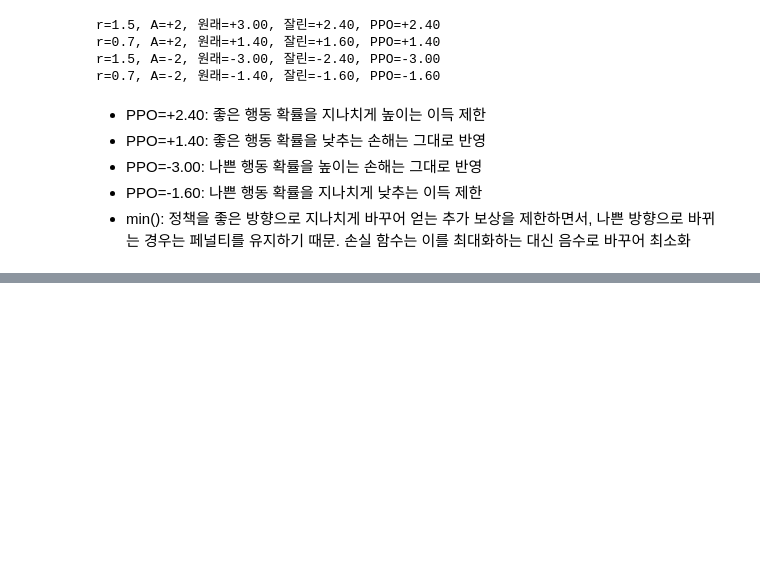
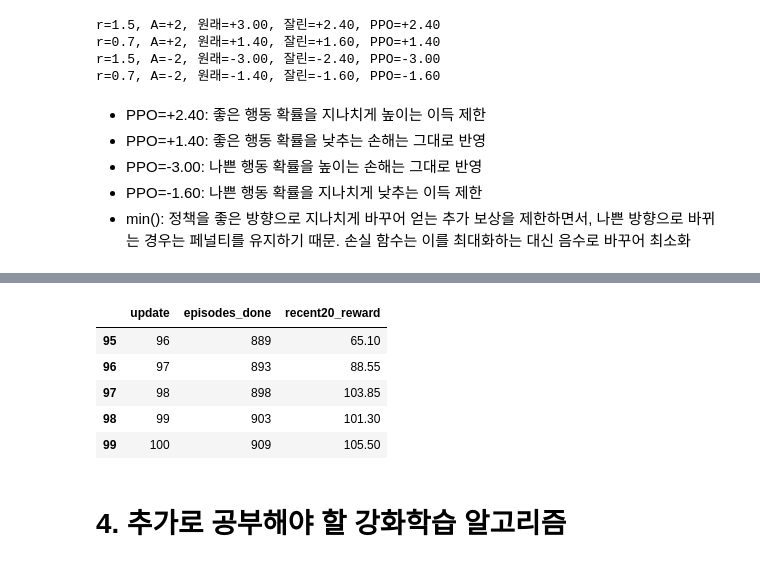
Before and after one commit to Shim-HyoungJoon/KDT, a Jupyter notebook: 13_멀티모달/5_A2C_A3C_PPO.ipynb, the cells around one changed output, grey strips where cells are left out. Drawn from its saved outputs; the diff is of its cells as text; code cells hidden in the pictures; blank space fills up the shorter version.

```diff
--- a/13_멀티모달/5_A2C_A3C_PPO.ipynb
+++ b/13_멀티모달/5_A2C_A3C_PPO.ipynb
@@ -409,0 +431,21 @@ r=0.7, A=-2, 원래=-1.40, 잘린=-1.60, PPO=-1.60
+# %%
+# PPO에서 GAE를 계산하는 함수
+# TD Error: 현재 행동의 결과가 예상보다 얼마나 좋았는지
+# GAE: 미래의 결과까지 고려하면 그 행동이 얼마나 좋았는지
+# Return(gae + values): Critic이 학습할 목표 가치는 얼마인지
+def compute_gae(rewards, values, next_values, terminated, boundaries, gamma=0.99, gae_lambda=0.95):
+    # ndarray로 바꾸는 이유: 데이터를 처리할 때 편리하기 위해
+    rewards = np.asanyarray(rewards, dtype=np.float32)
+    values = np.asanyarray(values, dtype=np.float32)
+    next_values = np.asanyarray(next_values, dtype=np.float32)
+    terminated = np.asanyarray(terminated, dtype=np.float32)
+    boundaries = np.asanyarray(boundaries, dtype=np.float32)
+    advantages = np.zeros_like(rewards)
+    gae = 0.0
+
+    # 마지막 시점부터 처음 시점으로 거꾸로 계산
+    for t in reversed(range(len(rewards))):
+        delta = rewards[t] + gamma * (1.0 - terminated[t]) * next_values[t] - values[t]
+        gae = delta + gamma * gae_lambda * (1.0 - boundaries[t]) * gae
+        advantages[t] = gae
+    return advantages, advantages + values
@@ -409,0 +557,4 @@ r=0.7, A=-2, 원래=-1.40, 잘린=-1.60, PPO=-1.60
+# %%
+ppo_model, ppo_hist, ppo_scores = train_ppo(
+    total_updates=100, rollout_steps=512, seed=2026, print_every=10
+)
@@ -409,0 +572,11 @@ r=0.7, A=-2, 원래=-1.40, 잘린=-1.60, PPO=-1.60
+# %%
+ppo_hist.tail()
+# %% [output]
+|  | update | episodes_done | recent20_reward |
+| 95 | 96 | 889 | 65.10 |
+| 96 | 97 | 893 | 88.55 |
+| 97 | 98 | 898 | 103.85 |
+| 98 | 99 | 903 | 101.30 |
+| 99 | 100 | 909 | 105.50 |
+# %% [markdown]
+# **4. 추가로 공부해야 할 강화학습 알고리즘**
```
Also changed, not shown: parts of 7 cells of this notebook, 2 other files.
